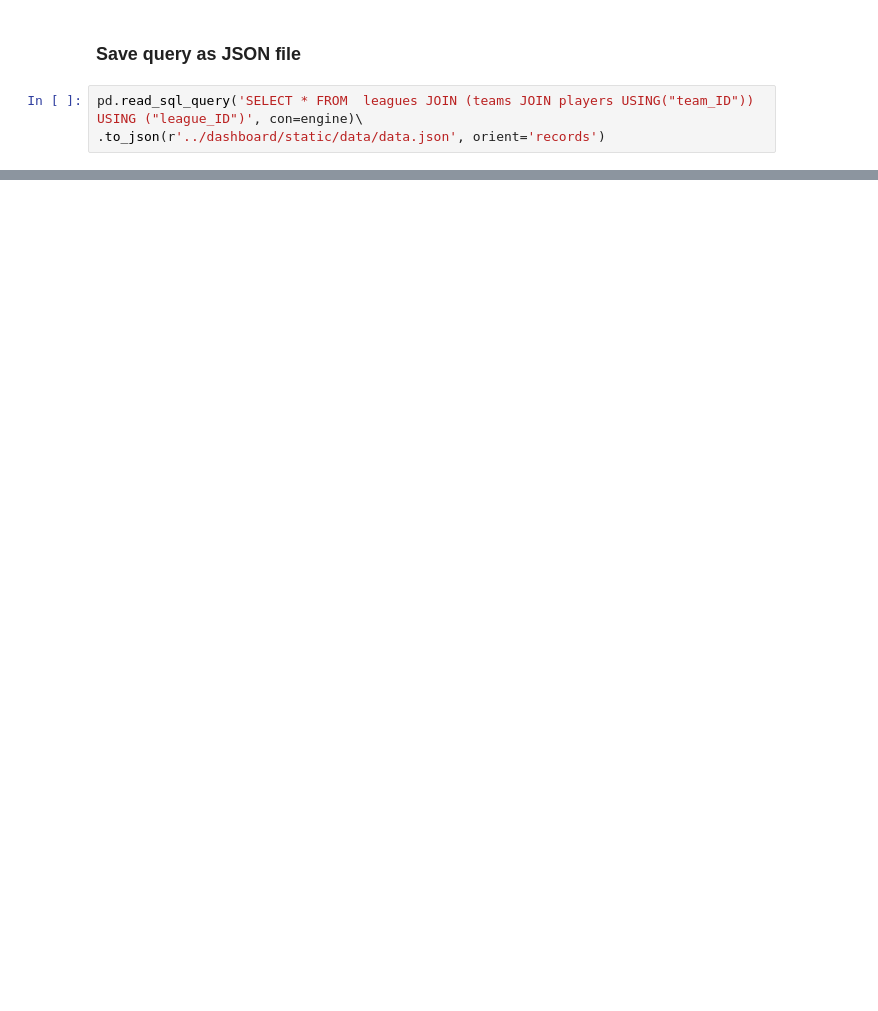
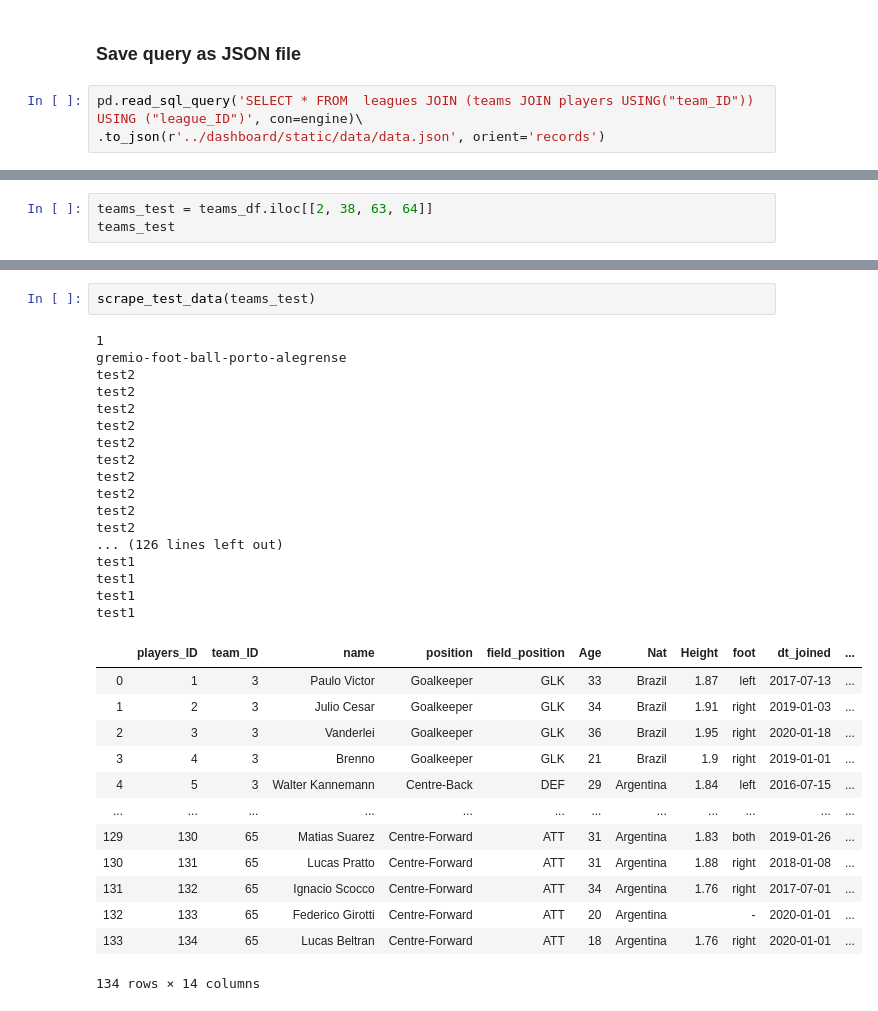
Before and after one commit to jCosta16/Soccer_Dashboard, a Jupyter notebook: notebooks/Scrape_League_data.ipynb, the cells around one changed output, grey strips where cells are left out. Saved outputs shown, nothing was run; the diff lists cells and outputs as text; blank space fills up the shorter version.

```diff
--- a/notebooks/Scrape_League_data.ipynb
+++ b/notebooks/Scrape_League_data.ipynb
@@ -352,0 +390,3 @@ pd.read_sql_query('SELECT * FROM  leagues JOIN (teams JOIN players USING("team_I
+# %%
+teams_test = teams_df.iloc[[2, 38, 63, 64]]
+teams_test
@@ -352,0 +553,33 @@ pd.read_sql_query('SELECT * FROM  leagues JOIN (teams JOIN players USING("team_I
+# %%
+scrape_test_data(teams_test)
+# %% [output]
+1
+gremio-foot-ball-porto-alegrense
+test2
+test2
+test2
+test2
+test2
+test2
+test2
+test2
+test2
+test2
+... (126 lines left out)
+test1
+test1
+test1
+test1
+|  | players_ID | team_ID | name | position | field_position | Age | Nat | Height | foot | dt_joined | ... |
+| 0 | 1 | 3 | Paulo Victor | Goalkeeper | GLK | 33 | Brazil | 1.87 | left | 2017-07-13 | ... |
+| 1 | 2 | 3 | Julio Cesar | Goalkeeper | GLK | 34 | Brazil | 1.91 | right | 2019-01-03 | ... |
+| 2 | 3 | 3 | Vanderlei | Goalkeeper | GLK | 36 | Brazil | 1.95 | right | 2020-01-18 | ... |
+| 3 | 4 | 3 | Brenno | Goalkeeper | GLK | 21 | Brazil | 1.9 | right | 2019-01-01 | ... |
+| 4 | 5 | 3 | Walter Kannemann | Centre-Back | DEF | 29 | Argentina | 1.84 | left | 2016-07-15 | ... |
+| ... | ... | ... | ... | ... | ... | ... | ... | ... | ... | ... | ... |
+| 129 | 130 | 65 | Matias Suarez | Centre-Forward | ATT | 31 | Argentina | 1.83 | both | 2019-01-26 | ... |
+| 130 | 131 | 65 | Lucas Pratto | Centre-Forward | ATT | 31 | Argentina | 1.88 | right | 2018-01-08 | ... |
+| 131 | 132 | 65 | Ignacio Scocco | Centre-Forward | ATT | 34 | Argentina | 1.76 | right | 2017-07-01 | ... |
+| 132 | 133 | 65 | Federico Girotti | Centre-Forward | ATT | 20 | Argentina |  | - | 2020-01-01 | ... |
+| 133 | 134 | 65 | Lucas Beltran | Centre-Forward | ATT | 18 | Argentina | 1.76 | right | 2020-01-01 | ... |
+134 rows × 14 columns
```
Also changed, not shown: parts of 9 cells of this notebook, 8 other files.
